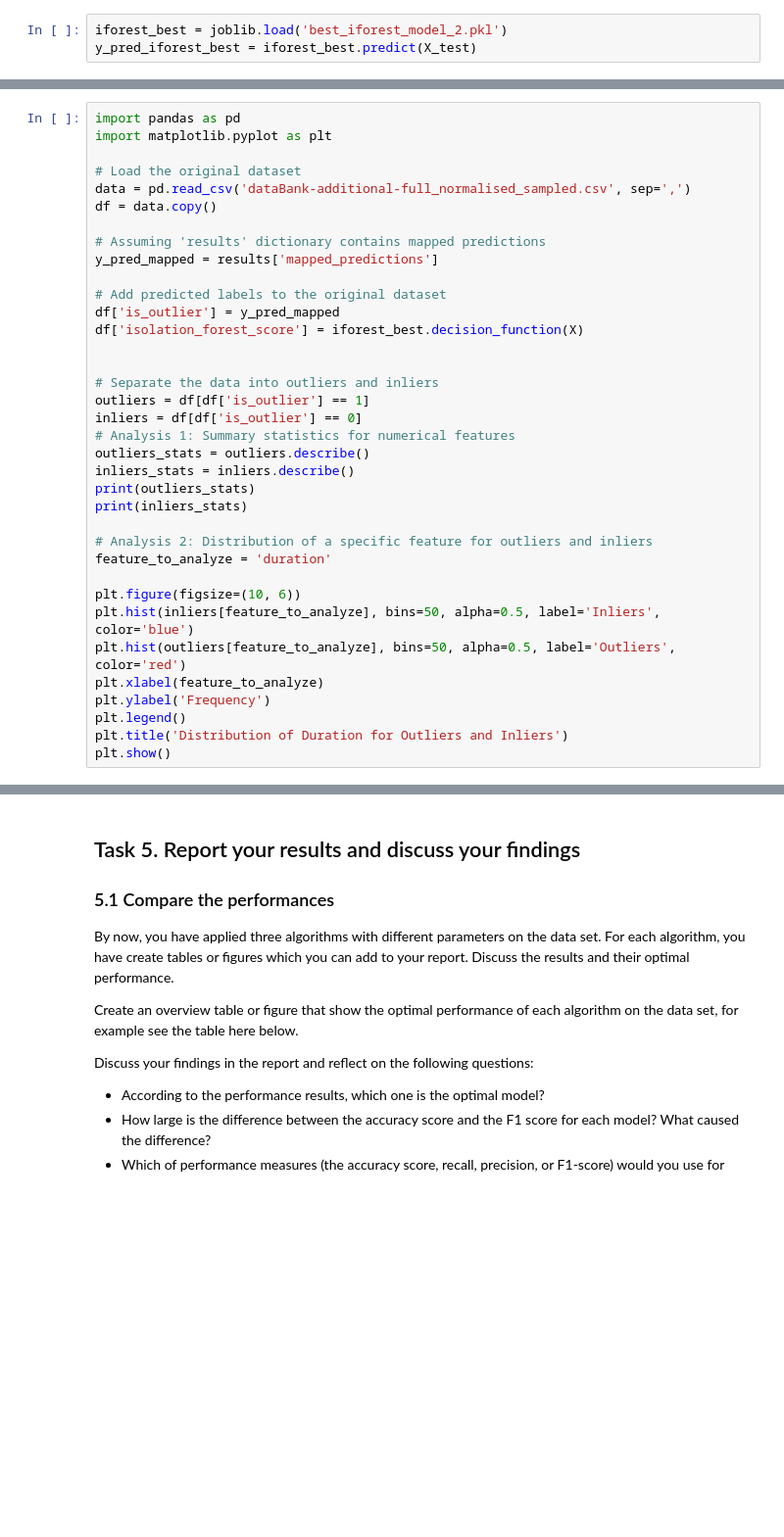
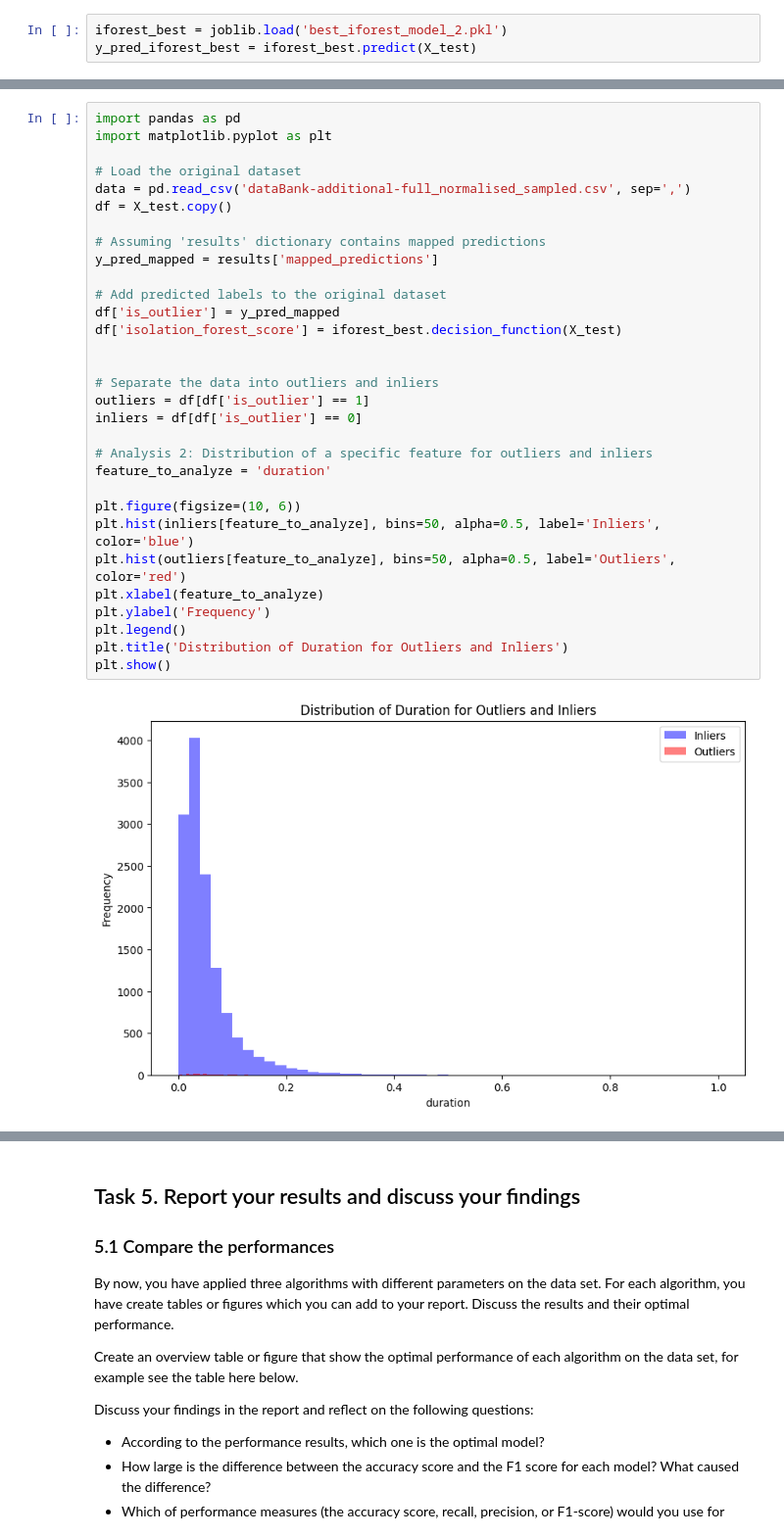
Before and after one commit to MacSuperior/APML, a Jupyter notebook: Assignment-1 copy.ipynb, the cells around one changed output, grey strips where cells are left out. Shown at 98% size. Saved outputs shown, nothing was run; the diff lists cells and outputs as text; blank space fills up the shorter version.

```diff
--- a/Assignment-1 copy.ipynb
+++ b/Assignment-1 copy.ipynb
@@ -1007,37 +1012,34 @@ plt.show()
 # %%
 import pandas as pd
 import matplotlib.pyplot as plt
 
 # Load the original dataset
 data = pd.read_csv('dataBank-additional-full_normalised_sampled.csv', sep=',')
-df = data.copy()
+df = X_test.copy()
 
 # Assuming 'results' dictionary contains mapped predictions
 y_pred_mapped = results['mapped_predictions']
 
 # Add predicted labels to the original dataset
 df['is_outlier'] = y_pred_mapped
-df['isolation_forest_score'] = iforest_best.decision_function(X)
+df['isolation_forest_score'] = iforest_best.decision_function(X_test)
 
 
 # Separate the data into outliers and inliers
 outliers = df[df['is_outlier'] == 1]
 inliers = df[df['is_outlier'] == 0]
-# Analysis 1: Summary statistics for numerical features
-outliers_stats = outliers.describe()
-inliers_stats = inliers.describe()
-print(outliers_stats)
-print(inliers_stats)
 
 # Analysis 2: Distribution of a specific feature for outliers and inliers
 feature_to_analyze = 'duration'
 
 plt.figure(figsize=(10, 6))
 plt.hist(inliers[feature_to_analyze], bins=50, alpha=0.5, label='Inliers', color='blue')
 plt.hist(outliers[feature_to_analyze], bins=50, alpha=0.5, label='Outliers', color='red')
 plt.xlabel(feature_to_analyze)
 plt.ylabel('Frequency')
 plt.legend()
 plt.title('Distribution of Duration for Outliers and Inliers')
 plt.show()
+# %% [output]
+[figure, added]
 # %%
```
Also changed, not shown: parts of 8 cells of this notebook, 1 other file.
